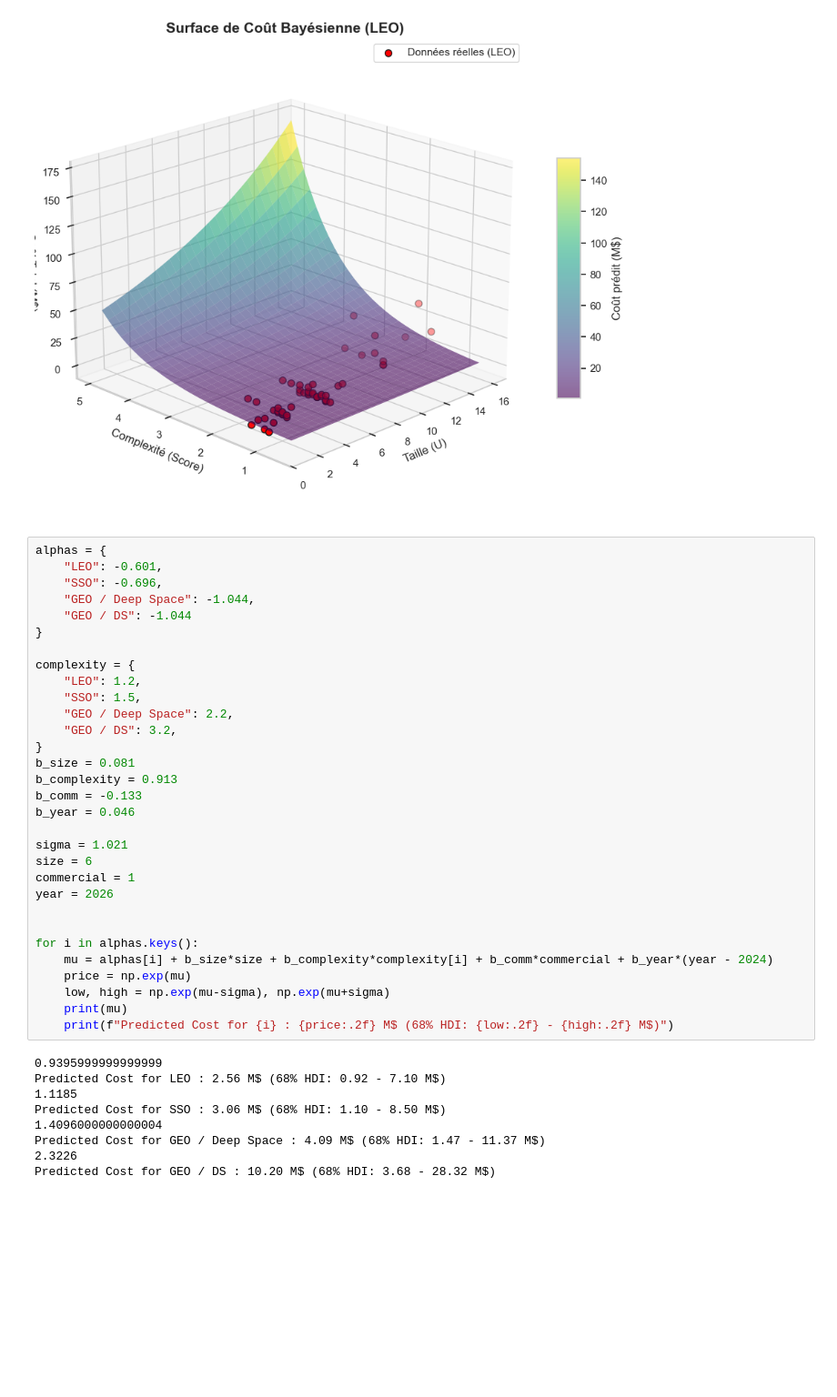
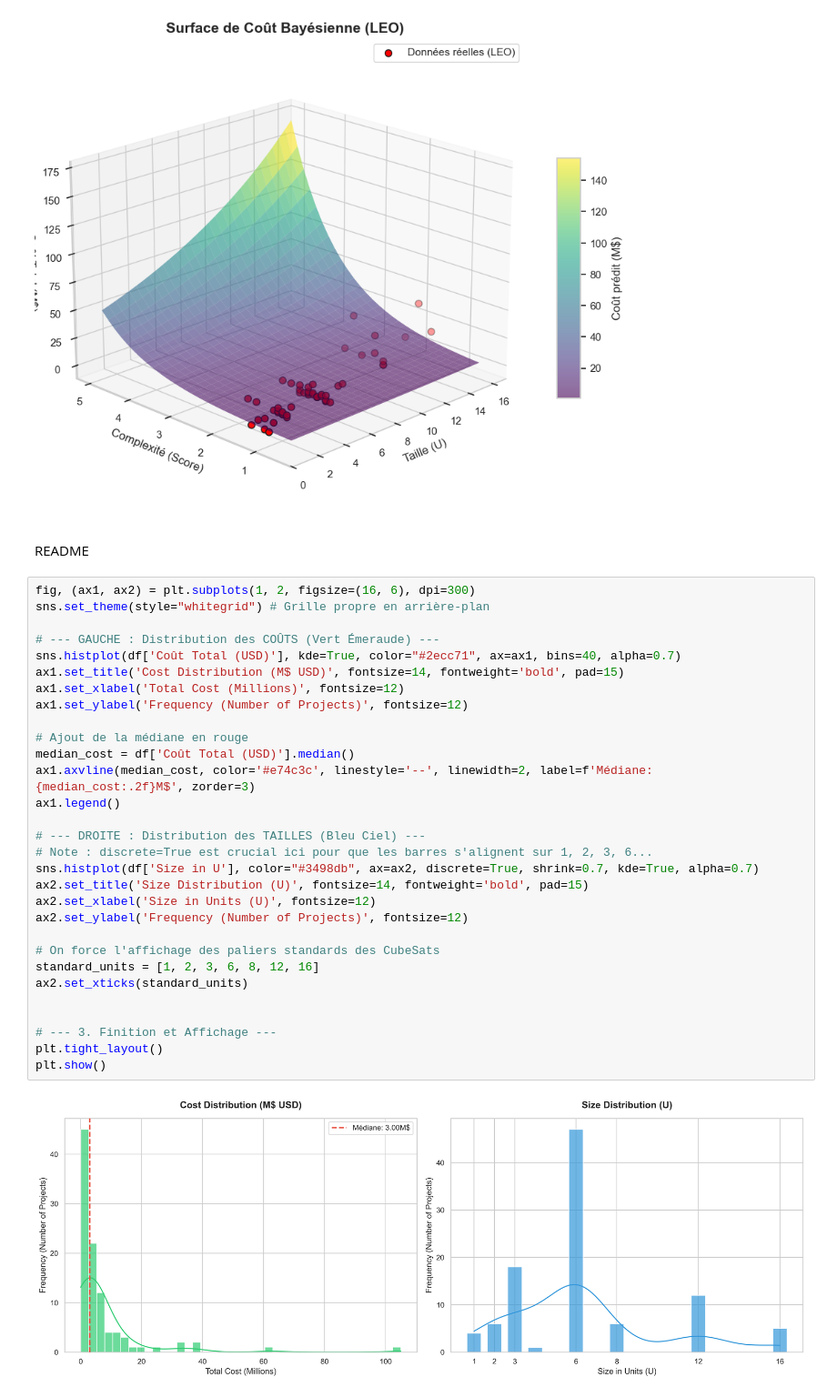
Before and after one commit to BravoDiego/bayesian-decision-model-for-cubesat-mission, a Jupyter notebook: main_poster.ipynb, the cells around one changed output. Shown at 91% size. Drawn from its saved outputs; the diff is of its cells as text; blank space fills up the shorter version.

```diff
--- a/main_poster.ipynb
+++ b/main_poster.ipynb
@@ -517,43 +479,37 @@ plt.legend()
 plt.show()
 # %% [output]
 [figure]
-# %%
-alphas = {
-    "LEO": -0.601,
-    "SSO": -0.696,
-    "GEO / Deep Space": -1.044,
-    "GEO / DS": -1.044
-}
-
-complexity = {
-    "LEO": 1.2,
-    "SSO": 1.5,
-    "GEO / Deep Space": 2.2,
-    "GEO / DS": 3.2,
-}
-b_size = 0.081
-b_complexity = 0.913
-b_comm = -0.133
-b_year = 0.046
-
-sigma = 1.021
-size = 6
-commercial = 1
-year = 2026
-
-
-for i in alphas.keys():
-    mu = alphas[i] + b_size*size + b_complexity*complexity[i] + b_comm*commercial + b_year*(year - 2024)
-    price = np.exp(mu)
-    low, high = np.exp(mu-sigma), np.exp(mu+sigma)
-    print(mu)
-    print(f"Predicted Cost for {i} : {price:.2f} M$ (68% HDI: {low:.2f} - {high:.2f} M$)")
-# %% [output]
-0.9395999999999999
-Predicted Cost for LEO : 2.56 M$ (68% HDI: 0.92 - 7.10 M$)
-1.1185
-Predicted Cost for SSO : 3.06 M$ (68% HDI: 1.10 - 8.50 M$)
-1.4096000000000004
-Predicted Cost for GEO / Deep Space : 4.09 M$ (68% HDI: 1.47 - 11.37 M$)
-2.3226
-Predicted Cost for GEO / DS : 10.20 M$ (68% HDI: 3.68 - 28.32 M$)
+# %% [markdown]
+README
+# %%
+fig, (ax1, ax2) = plt.subplots(1, 2, figsize=(16, 6), dpi=300)
+sns.set_theme(style="whitegrid") # Grille propre en arrière-plan
+
+# --- GAUCHE : Distribution des COÛTS (Vert Émeraude) ---
+sns.histplot(df['Coût Total (USD)'], kde=True, color="#2ecc71", ax=ax1, bins=40, alpha=0.7)
+ax1.set_title('Cost Distribution (M$ USD)', fontsize=14, fontweight='bold', pad=15)
+ax1.set_xlabel('Total Cost (Millions)', fontsize=12)
+ax1.set_ylabel('Frequency (Number of Projects)', fontsize=12)
+
+# Ajout de la médiane en rouge
+median_cost = df['Coût Total (USD)'].median()
+ax1.axvline(median_cost, color='#e74c3c', linestyle='--', linewidth=2, label=f'Médiane: {median_cost:.2f}M$', zorder=3)
+ax1.legend()
+
+# --- DROITE : Distribution des TAILLES (Bleu Ciel) ---
+# Note : discrete=True est crucial ici pour que les barres s'alignent sur 1, 2, 3, 6...
+sns.histplot(df['Size in U'], color="#3498db", ax=ax2, discrete=True, shrink=0.7, kde=True, alpha=0.7)
+ax2.set_title('Size Distribution (U)', fontsize=14, fontweight='bold', pad=15)
+ax2.set_xlabel('Size in Units (U)', fontsize=12)
+ax2.set_ylabel('Frequency (Number of Projects)', fontsize=12)
+
+# On force l'affichage des paliers standards des CubeSats
+standard_units = [1, 2, 3, 6, 8, 12, 16]
+ax2.set_xticks(standard_units)
+
+
+# --- 3. Finition et Affichage ---
+plt.tight_layout()
+plt.show()
+# %% [output]
+[figure, added]
```
Also changed, not shown: parts of 8 cells of this notebook, 12 other files.
